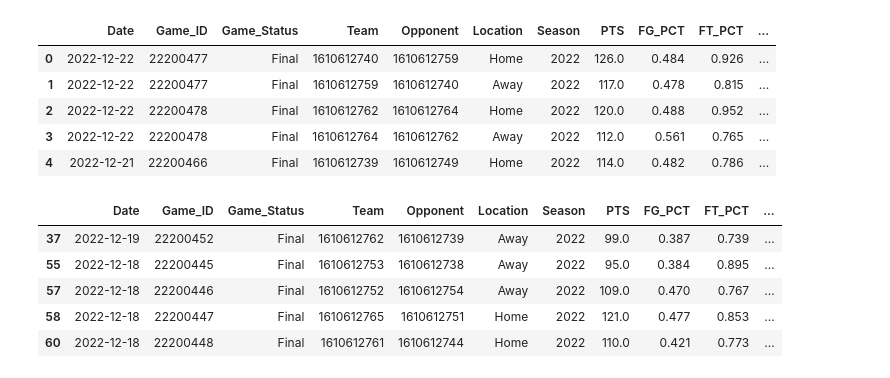
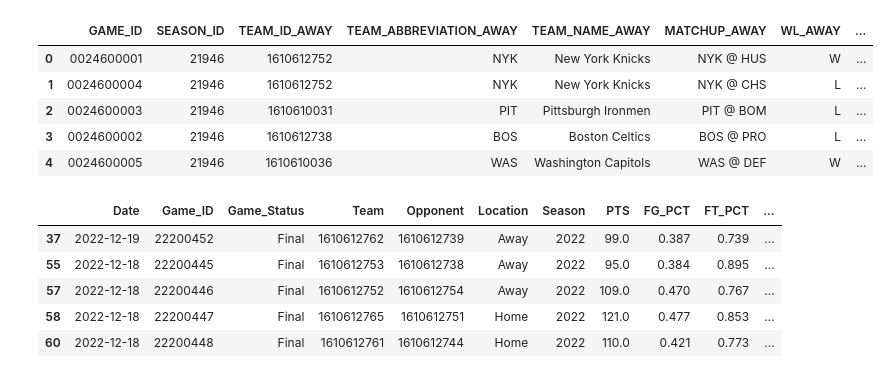
Before and after one commit to evanc108/nba-betting-predictor, a Jupyter notebook: NBA_Predictor.ipynb, the cells around one changed output. Saved outputs shown, nothing was run; the diff lists cells and outputs as text; code cells hidden in the pictures.

```diff
--- a/NBA_Predictor.ipynb
+++ b/NBA_Predictor.ipynb
@@ -48,24 +91,0 @@ new_data = pd.DataFrame(columns=[
-# %%
-for index, row in matches.iterrows():
-    home_team_data = [
-        row['GAME_DATE_EST'], row['GAME_ID'], row['GAME_STATUS_TEXT'],
-        row['HOME_TEAM_ID'], row['VISITOR_TEAM_ID'],
-        'Home', row['SEASON'], row['PTS_home'], row['FG_PCT_home'], row['FT_PCT_home'],
-        row['FG3_PCT_home'], row['AST_home'], row['REB_home'],
-        'Won' if row['HOME_TEAM_WINS'] == 1 else 'Lost'  # Winner determination
-    ]
-
-    away_team_data = [
-        row['GAME_DATE_EST'], row['GAME_ID'], row['GAME_STATUS_TEXT'],
-        row['VISITOR_TEAM_ID'], row['HOME_TEAM_ID'],
-        'Away', row['SEASON'], row['PTS_away'], row['FG_PCT_away'], row['FT_PCT_away'],
-        row['FG3_PCT_away'], row['AST_away'], row['REB_away'],
-        'Lost' if row['HOME_TEAM_WINS'] == 1 else 'Won'  # Winner determination
-    ]
-
-    home_team_df = pd.DataFrame([home_team_data], columns=new_data.columns)
-    away_team_df = pd.DataFrame([away_team_data], columns=new_data.columns)
-
-    new_data = pd.concat([new_data, home_team_df, away_team_df], ignore_index=True)
-
-new_data.to_csv('reorganized_data.csv', index=False)
@@ -103,2 +92,2 @@ nba_df.head()
 # %%
-nba_df["Target"] = (nba_df["Outcome"] == "Won").astype("int")
+game_stats_df["Target"] = game_stats_df["PTS_HOME_y"]
@@ -109,2 +96,2 @@ nba_df["opp_code"] = nba_df["Opponent"].astype("category").cat
 # %%
-nba_df.dtypes
+game_stats_df['Home/Away'] = game_stats_df.apply(lambda row: np.array([row['TEAM_ID_HOME'], row['TEAM_ID_AWAY']]), axis=1)
@@ -132 +113,5 @@ nba_df["Opponent"] = pd.to_numeric(nba_df["Opponent"]).astype(int)
+# %%
+game_stats_df["Away Opponent"] = pd.to_numeric(game_stats_df["TEAM_ID_AWAY"]).astype(int)
+
+game_stats_df["Home Team"] = pd.to_numeric(game_stats_df["TEAM_ID_HOME"]).astype(int)
 # %%
@@ -155,10 +132,10 @@ dtype: object
 # %%
-nba_df.head()
+game_stats_df.head()
 # %% [output]
-|  | Date | Game_ID | Game_Status | Team | Opponent | Location | Season | PTS | FG_PCT | FT_PCT | ... |
-| 0 | 2022-12-22 | 22200477 | Final | 1610612740 | 1610612759 | Home | 2022 | 126.0 | 0.484 | 0.926 | ... |
-| 1 | 2022-12-22 | 22200477 | Final | 1610612759 | 1610612740 | Away | 2022 | 117.0 | 0.478 | 0.815 | ... |
-| 2 | 2022-12-22 | 22200478 | Final | 1610612762 | 1610612764 | Home | 2022 | 120.0 | 0.488 | 0.952 | ... |
-| 3 | 2022-12-22 | 22200478 | Final | 1610612764 | 1610612762 | Away | 2022 | 112.0 | 0.561 | 0.765 | ... |
-| 4 | 2022-12-21 | 22200466 | Final | 1610612739 | 1610612749 | Home | 2022 | 114.0 | 0.482 | 0.786 | ... |
+|  | GAME_ID | SEASON_ID | TEAM_ID_AWAY | TEAM_ABBREVIATION_AWAY | TEAM_NAME_AWAY | MATCHUP_AWAY | WL_AWAY | ... |
+| 0 | 0024600001 | 21946 | 1610612752 | NYK | New York Knicks | NYK @ HUS | W | ... |
+| 1 | 0024600004 | 21946 | 1610612752 | NYK | New York Knicks | NYK @ CHS | L | ... |
+| 2 | 0024600003 | 21946 | 1610610031 | PIT | Pittsburgh Ironmen | PIT @ BOM | L | ... |
+| 3 | 0024600002 | 21946 | 1610612738 | BOS | Boston Celtics | BOS @ PRO | L | ... |
+| 4 | 0024600005 | 21946 | 1610610036 | WAS | Washington Capitols | WAS @ DEF | W | ... |
 # %%
```
Also changed, not shown: parts of 20 cells of this notebook.
